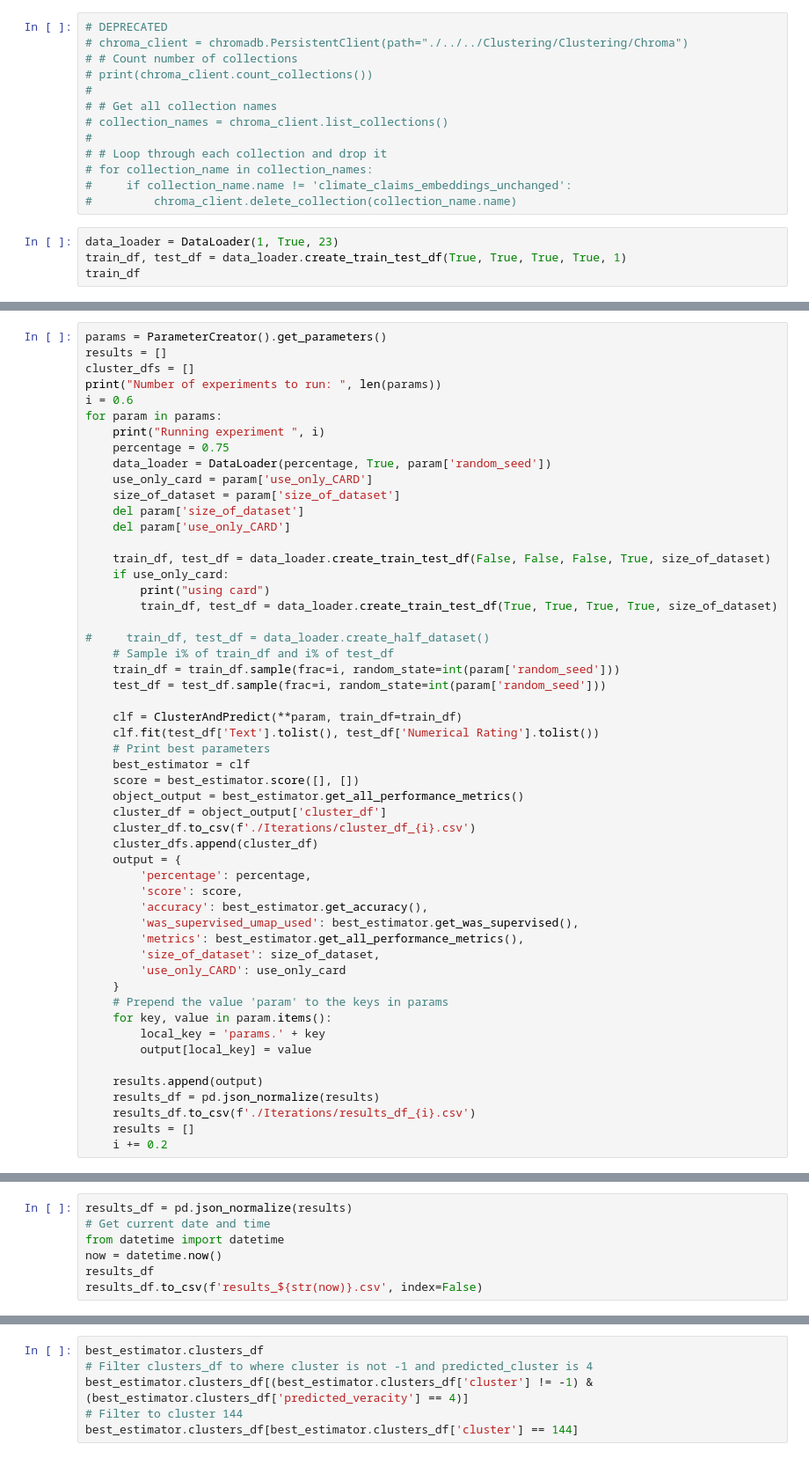
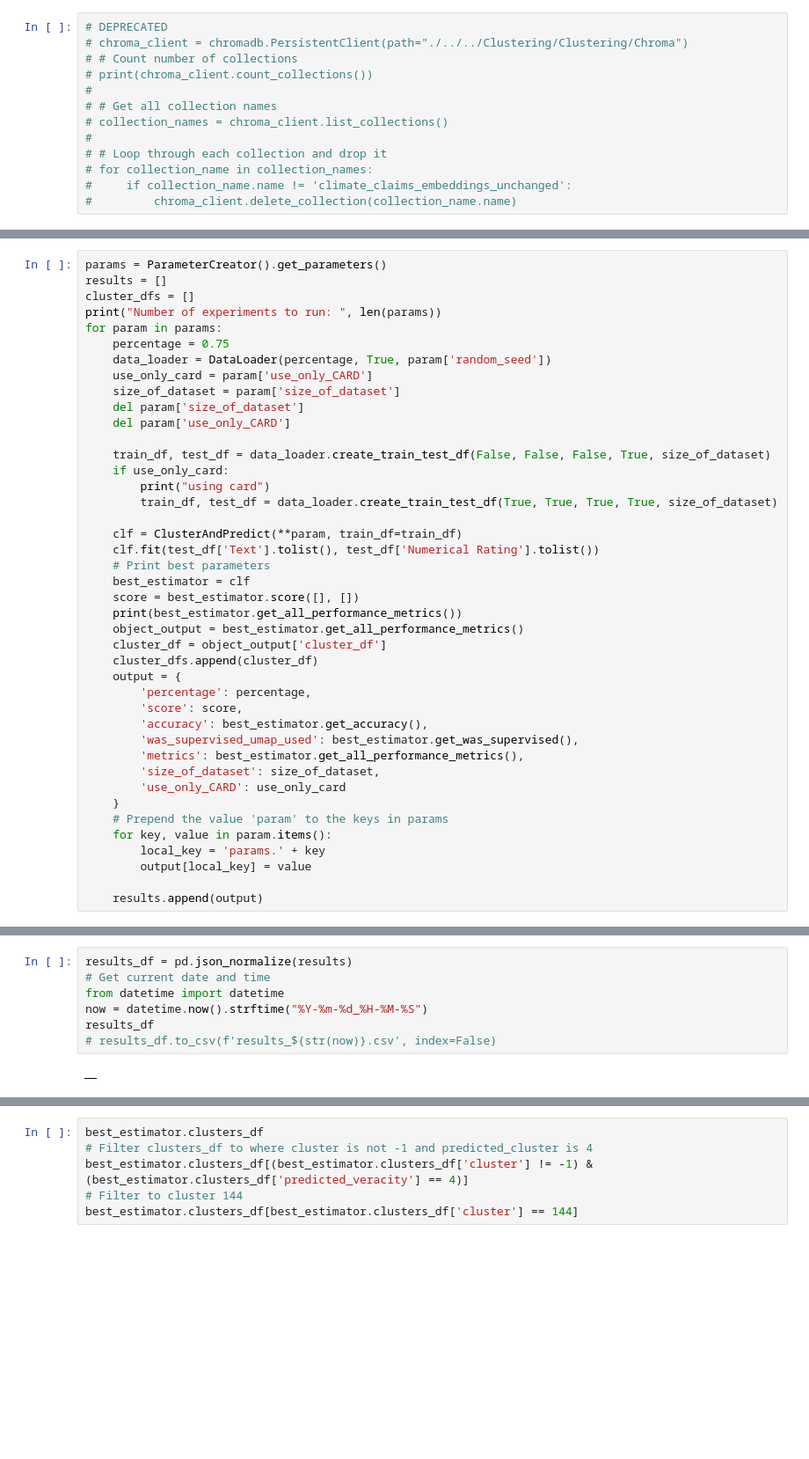
Before and after one commit to Vinayak-Kannan/FactChecker-V3, a Jupyter notebook: Testing/Test Output/hyperparameter_selection.ipynb, the cells around one changed output, grey strips where cells are left out. Shown: that part at 88% size. Cells and saved outputs as stored; diff of their text form; blank space fills up the shorter version.

```diff
--- a/Testing/Test Output/hyperparameter_selection.ipynb
+++ b/Testing/Test Output/hyperparameter_selection.ipynb
@@ -37,7 +36,3 @@ To enable the following instructions: AVX2 FMA, in other operations, rebuild Ten
 # for collection_name in collection_names:
 #     if collection_name.name != 'climate_claims_embeddings_unchanged':
 #         chroma_client.delete_collection(collection_name.name)
-# %%
-data_loader = DataLoader(1, True, 23)
-train_df, test_df = data_loader.create_train_test_df(True, True, True, True, 1)
-train_df
@@ -85,9 +41,7 @@ params = ParameterCreator().get_parameters()
 results = []
 cluster_dfs = []
 print("Number of experiments to run: ", len(params))
-i = 0.6
 for param in params:
-    print("Running experiment ", i)
     percentage = 0.75
     data_loader = DataLoader(percentage, True, param['random_seed'])
     use_only_card = param['use_only_CARD']
@@ -100,19 +54,14 @@ for param in params:
         print("using card")
         train_df, test_df = data_loader.create_train_test_df(True, True, True, True, size_of_dataset)
 
-#     train_df, test_df = data_loader.create_half_dataset()
-    # Sample i% of train_df and i% of test_df
-    train_df = train_df.sample(frac=i, random_state=int(param['random_seed']))
-    test_df = test_df.sample(frac=i, random_state=int(param['random_seed']))
-
     clf = ClusterAndPredict(**param, train_df=train_df)
     clf.fit(test_df['Text'].tolist(), test_df['Numerical Rating'].tolist())
     # Print best parameters
     best_estimator = clf
     score = best_estimator.score([], [])
+    print(best_estimator.get_all_performance_metrics())
     object_output = best_estimator.get_all_performance_metrics()
     cluster_df = object_output['cluster_df']
-    cluster_df.to_csv(f'./Iterations/cluster_df_{i}.csv')
     cluster_dfs.append(cluster_df)
     output = {
         'percentage': percentage,
@@ -129,9 +78,5 @@ for param in params:
         output[local_key] = value
 
     results.append(output)
-    results_df = pd.json_normalize(results)
-    results_df.to_csv(f'./Iterations/results_df_{i}.csv')
-    results = []
-    i += 0.2
 # %% [output]
 All data sources are being used
@@ -239,7 +104,9 @@ Running unsupervised umap...
 # %%
 results_df = pd.json_normalize(results)
 # Get current date and time
 from datetime import datetime
-now = datetime.now()
+now = datetime.now().strftime("%Y-%m-%d_%H-%M-%S")
 results_df
-results_df.to_csv(f'results_${str(now)}.csv', index=False)
+# results_df.to_csv(f'results_${str(now)}.csv', index=False)
+# %% [output]
+|  |
```
Also changed, not shown: parts of 14 cells of this notebook, 7 other files.
